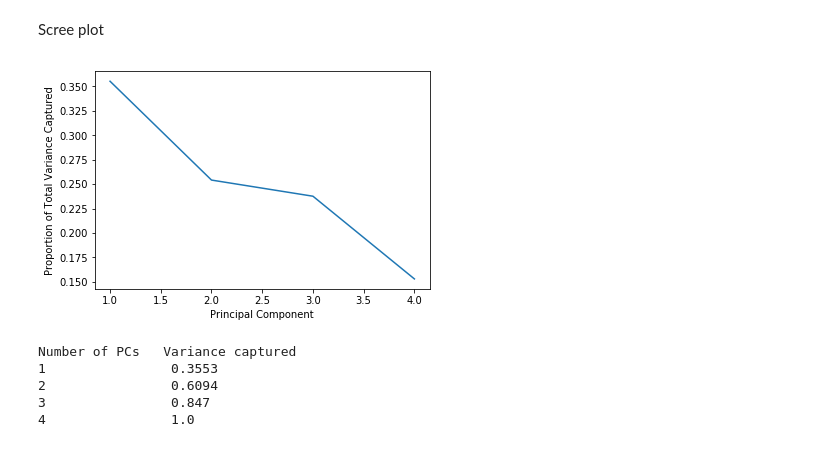
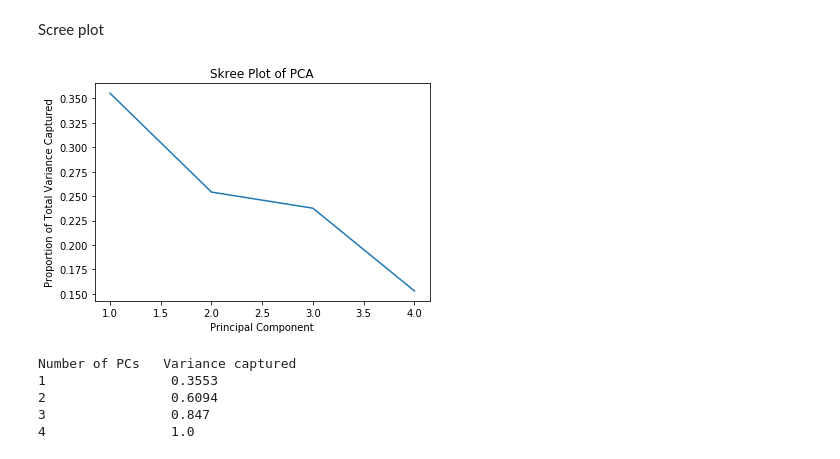
Before and after one commit to AaronScherf/Human_Mobility_Project, a Jupyter notebook: code/Vulnerability_PCA.ipynb, the cells around one changed output. Saved outputs shown, nothing was run; the diff lists cells and outputs as text; code cells hidden in the pictures.

```diff
--- a/code/Vulnerability_PCA.ipynb
+++ b/code/Vulnerability_PCA.ipynb
@@ -1061,11 +1075,12 @@ Scree plot
 # %%
 x = np.arange(1,all_pca_data.shape[1]+1)
 var = [variance_captured(s, xi) for xi in x]
 plt.plot(x, var);
 plt.xlabel('Principal Component');
 plt.ylabel('Proportion of Total Variance Captured');
+plt.title('Skree Plot of PCA');
 # %% [output]
-[figure, old version]
+[figure, new version]
 # %%
 print('Number of PCs\tVariance captured')
 for i in range(1, all_pca_data.shape[1]+1):
```
Also changed, not shown: parts of 6 cells of this notebook.
